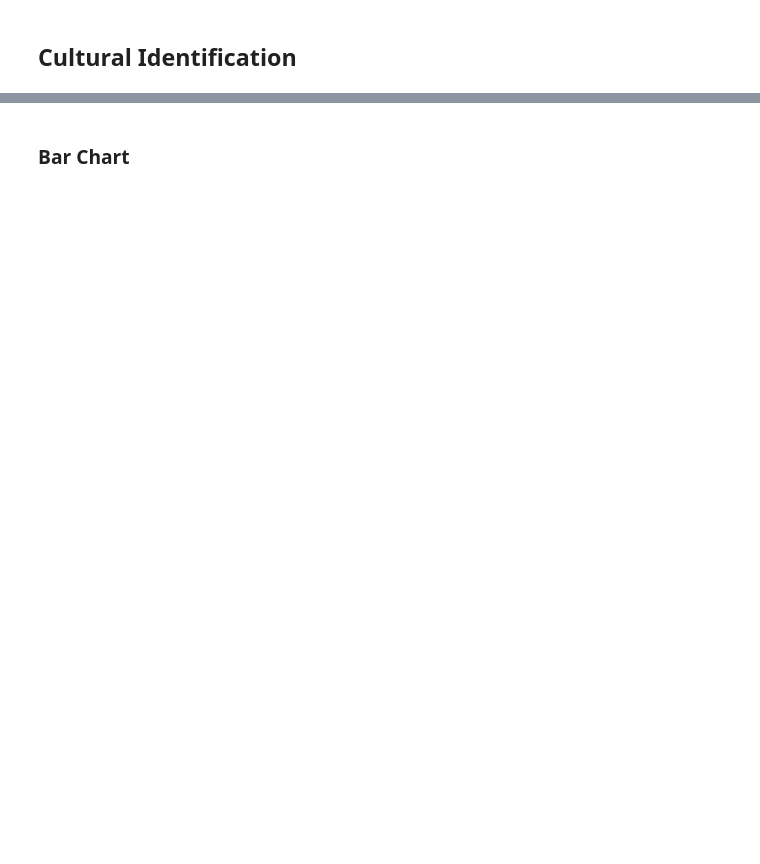
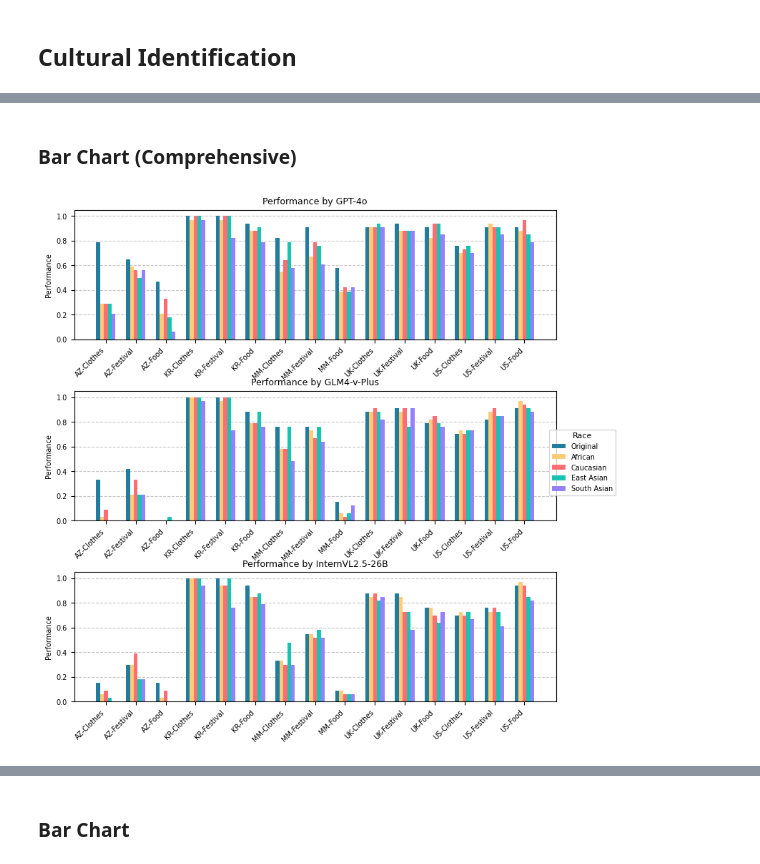
Before and after one commit to Jeon0001/ImageSynthPipeline, a Jupyter notebook: data-visualize.ipynb, the cells around one changed output, grey strips where cells are left out. Cells and saved outputs as stored; diff of their text form; code cells hidden in the pictures; blank space fills up the shorter version.

```diff
--- a/data-visualize.ipynb
+++ b/data-visualize.ipynb
@@ -49,0 +134,67 @@ race_colors = {"Original": "#8c564b", "East Asian": "#2c6e49", "African": "#4c95
+# %% [markdown]
+### Bar Chart (Comprehensive)
+# %%
+data = load_cultural_data("responses/cultural_accuracy_bar.csv")
+
+races = ["Original", 'African', 'Caucasian', 'East Asian', 'South Asian']
+race_colors = {"Original": "#227c9d", "East Asian": "#17c3b2", "African": "#ffcb77", "South Asian": "#9381ff", "Caucasian": "#fe6d73"}
+
+# Create one figure with three subplots vertically
+fig, axes = plt.subplots(3, 1, figsize=(8, 8))
+fig.tight_layout(pad=3.0)  # Add some padding between subplots
+label_font_size = 7
+# Loop through models and corresponding axes
+for ax_idx, (model, ax) in enumerate(zip(MODELS, axes)):
+    x = np.arange(len(data) * len(CATEGORIES))
+    width = 0.13
+
+    bar_offsets = []
+    for i, race in enumerate(races):
+        offsets = width * i
+        heights = []
+        labels = []
+
+        for country in data.keys():
+            for category in CATEGORIES:
+                heights.append(data[country].get(model, {}).get(category, {}).get(race, 0))
+                labels.append(f"{COUNTRY_MAP[country]}-{category}")
+
+        bar_offsets.append(x + offsets)
+        bars = ax.bar(
+            x + offsets,
+            heights,
+            width,
+            label=race,
+            color=race_colors.get(race, "#cccccc")
+        )
+
+    # Set title for each subplot
+    ax.set_title(f"Performance by {MODEL_MAP[model]}", fontsize=label_font_size+2)
+
+    # Only show x-axis labels for the bottom subplot
+    ax.set_xticks(x + width * (len(races) - 1) / 2)
+    ax.set_xticklabels(labels, rotation=45, ha='right', fontsize=label_font_size)
+    ax.set_ylabel("Performance", fontsize=label_font_size)
+    ax.tick_params(axis='y', labelsize=label_font_size)
+
+    ax.yaxis.grid(True, linestyle='--', alpha=0.7)
+    ax.set_axisbelow(True)
+
+# Adjust layout to make more space between subplots
+plt.subplots_adjust(hspace=0.4)  # Increase vertical space between subplots
+
+# Create a single legend for the entire figureGet handles and labels from the last subplot
+handles, labels = axes[-1].get_legend_handles_labels()
+# For legend
+fig.legend(handles, labels, title="Race",
+          loc='center', bbox_to_anchor=(0.98, 0.5),
+          fontsize=label_font_size,  # For legend labels
+          title_fontsize=label_font_size+1)  # For legend title
+
+# Save and show the figure
+plt.savefig("Assets/cultural_accuracy_barchart.png",
+            bbox_inches='tight',  # Ensure the legend isn't cut off
+            dpi=300)             # Higher resolution
+plt.show()
+# %% [output]
+[figure, added]
```
Also changed, not shown: parts of 21 cells of this notebook, 44 other files.
